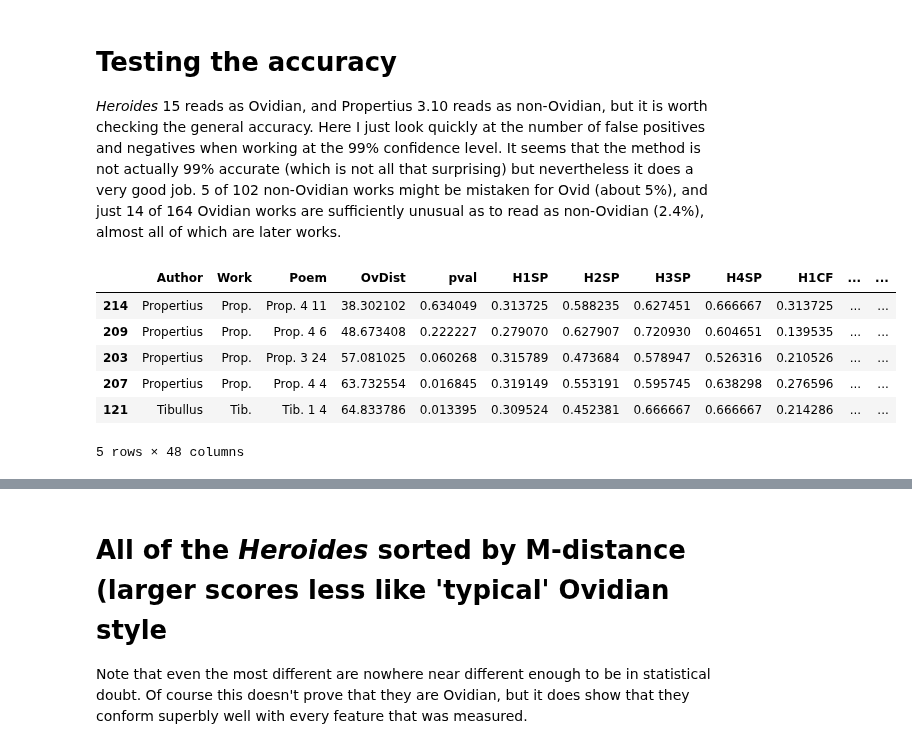
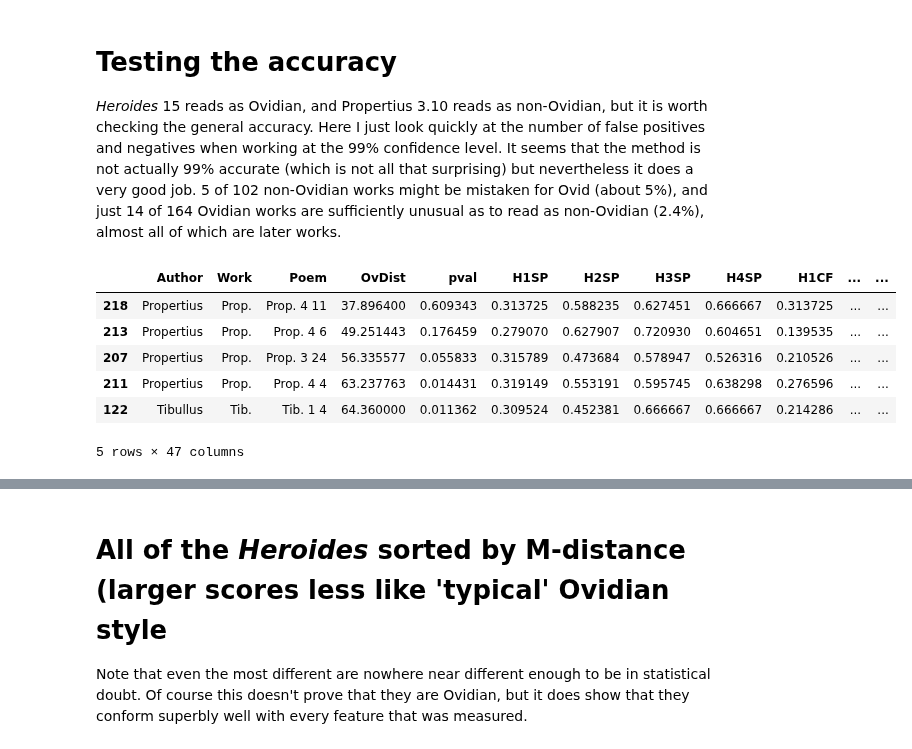
Before and after one commit to bnagy/nux-paper, a Jupyter notebook: repro/eleg_maha.ipynb, the cells around one changed output, grey strips where cells are left out. Saved outputs shown, nothing was run; the diff lists cells and outputs as text; code cells hidden in the pictures.

```diff
--- a/repro/eleg_maha.ipynb
+++ b/repro/eleg_maha.ipynb
@@ -280,0 +172,8 @@ prop3_10
+# %%
+from scipy.stats import chi2
+
+v, m, p = maha.explain(corpus_dict["Ibis 4"], ovid_dist, shrinkage=0.0)
+biggest = sorted(v.to_numpy()[0])[-1]
+print(f"Trying with M-dist {m - biggest:.2f} instead of {m:.2f}")
+new_p = 1 - chi2.cdf(m - biggest, len(corpus_dict["Ibis 4"].columns) - 1)
+print(f"Counterfactual p-val: {new_p:.2f}")
@@ -438,18 +208,32 @@ def maha_from_ovid(row):
+# %%
+# A quick function we can apply to the dataframe to add the M-dist
+# and p-value (compared to Ovidian style) for every work in the corpus
+
+
+def maha_from_ovid(row, dist, shrinkage):
+    _, m, p = maha.explain(
+        corpus[corpus.Poem == row.Poem].iloc[:, 3:],
+        dist,
+        shrinkage,
+    )
+    return pd.Series([m, p])
 # %%
-dist_vecs = vecs_trim.apply(maha_from_ovid, axis=1)
+dist_vecs = corpus.apply(maha_from_ovid, args=(ovid_dist, 0.0), axis=1)
 # %%
-dists = vecs_trim.copy()
-dists.insert(3,'OvDist',dist_vecs[0])
-dists.insert(4,'pval',dist_vecs[1])
+dists = corpus.copy()
+dists.insert(3, "OvDist", dist_vecs[0])
+dists.insert(4, "pval", dist_vecs[1])
 # %%
 # false positives - non-Ovidian detected as Ovid
 
-dists[dists.Author != 'Ovid'].sort_values(by='OvDist').query('pval > 0.01')
+dists[~dists.Author.isin(["Ovid", "ps-Ovid"])].sort_values(by="OvDist").query(
+    "pval > 0.01"
+)
 # %% [output]
 |  | Author | Work | Poem | OvDist | pval | H1SP | H2SP | H3SP | H4SP | H1CF | ... | ... |
-| 214 | Propertius | Prop. | Prop. 4 11 | 38.302102 | 0.634049 | 0.313725 | 0.588235 | 0.627451 | 0.666667 | 0.313725 | ... | ... |
-| 209 | Propertius | Prop. | Prop. 4 6 | 48.673408 | 0.222227 | 0.279070 | 0.627907 | 0.720930 | 0.604651 | 0.139535 | ... | ... |
-| 203 | Propertius | Prop. | Prop. 3 24 | 57.081025 | 0.060268 | 0.315789 | 0.473684 | 0.578947 | 0.526316 | 0.210526 | ... | ... |
-| 207 | Propertius | Prop. | Prop. 4 4 | 63.732554 | 0.016845 | 0.319149 | 0.553191 | 0.595745 | 0.638298 | 0.276596 | ... | ... |
-| 121 | Tibullus | Tib. | Tib. 1 4 | 64.833786 | 0.013395 | 0.309524 | 0.452381 | 0.666667 | 0.666667 | 0.214286 | ... | ... |
+| 218 | Propertius | Prop. | Prop. 4 11 | 37.896400 | 0.609343 | 0.313725 | 0.588235 | 0.627451 | 0.666667 | 0.313725 | ... | ... |
+| 213 | Propertius | Prop. | Prop. 4 6 | 49.251443 | 0.176459 | 0.279070 | 0.627907 | 0.720930 | 0.604651 | 0.139535 | ... | ... |
+| 207 | Propertius | Prop. | Prop. 3 24 | 56.335577 | 0.055833 | 0.315789 | 0.473684 | 0.578947 | 0.526316 | 0.210526 | ... | ... |
+| 211 | Propertius | Prop. | Prop. 4 4 | 63.237763 | 0.014431 | 0.319149 | 0.553191 | 0.595745 | 0.638298 | 0.276596 | ... | ... |
+| 122 | Tibullus | Tib. | Tib. 1 4 | 64.360000 | 0.011362 | 0.309524 | 0.452381 | 0.666667 | 0.666667 | 0.214286 | ... | ... |
-5 rows × 48 columns
+5 rows × 47 columns
```
Also changed, not shown: parts of 43 cells of this notebook.
